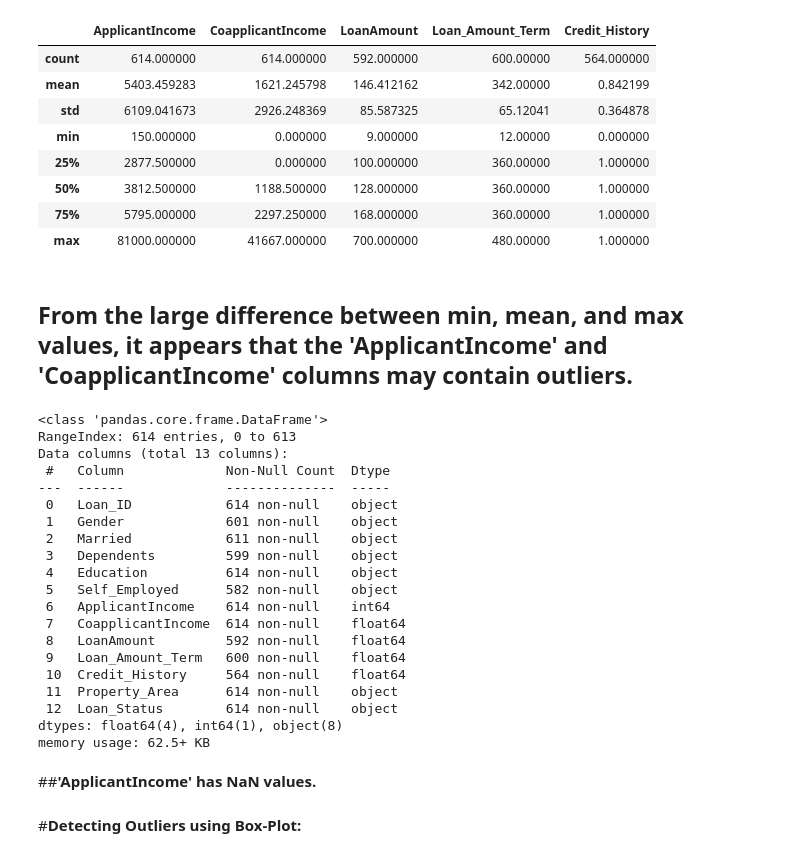
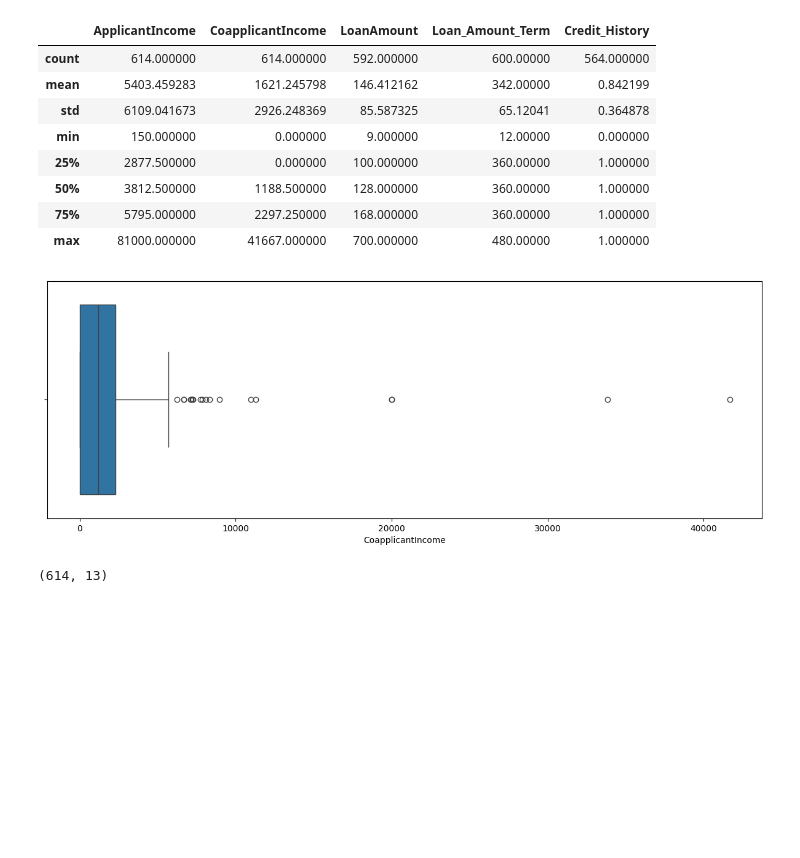
Before and after one commit to Ahiraf/Data_Science_Basics, a Jupyter notebook: 15_Outliers.ipynb, the cells around one changed output. Cells and saved outputs as stored; diff of their text form; code cells hidden in the pictures; blank space fills up the shorter version.

```diff
--- a/15_Outliers.ipynb
+++ b/15_Outliers.ipynb
@@ -26,32 +26,13 @@ dataset.describe()
 | 50% | 3812.500000 | 1188.500000 | 128.000000 | 360.00000 | 1.000000 |
 | 75% | 5795.000000 | 2297.250000 | 168.000000 | 360.00000 | 1.000000 |
 | max | 81000.000000 | 41667.000000 | 700.000000 | 480.00000 | 1.000000 |
-# %% [markdown]
-## **From the large difference between min, mean, and max values, it appears that the 'ApplicantIncome' and 'CoapplicantIncome' columns may contain outliers.**
+# %%
+plt.figure(figsize=(15, 5)) # Increase figure size for better visualisation and clarity
+sns.boxplot(x = "CoapplicantIncome", data = dataset)
+plt.show()
+# %% [output]
+[figure, added]
 # %%
-dataset.info()
+dataset.shape
 # %% [output]
-<class 'pandas.core.frame.DataFrame'>
-RangeIndex: 614 entries, 0 to 613
-Data columns (total 13 columns):
- #   Column             Non-Null Count  Dtype
----  ------             --------------  -----
- 0   Loan_ID            614 non-null    object
- 1   Gender             601 non-null    object
- 2   Married            611 non-null    object
- 3   Dependents         599 non-null    object
- 4   Education          614 non-null    object
- 5   Self_Employed      582 non-null    object
- 6   ApplicantIncome    614 non-null    int64
- 7   CoapplicantIncome  614 non-null    float64
- 8   LoanAmount         592 non-null    float64
- 9   Loan_Amount_Term   600 non-null    float64
- 10  Credit_History     564 non-null    float64
- 11  Property_Area      614 non-null    object
- 12  Loan_Status        614 non-null    object
-dtypes: float64(4), int64(1), object(8)
-memory usage: 62.5+ KB
+(614, 13)
-# %% [markdown]
-##**'ApplicantIncome' has NaN values.**
-# %% [markdown]
-#**Detecting Outliers using Box-Plot:**
```
Also changed, not shown: parts of 7 cells of this notebook.
